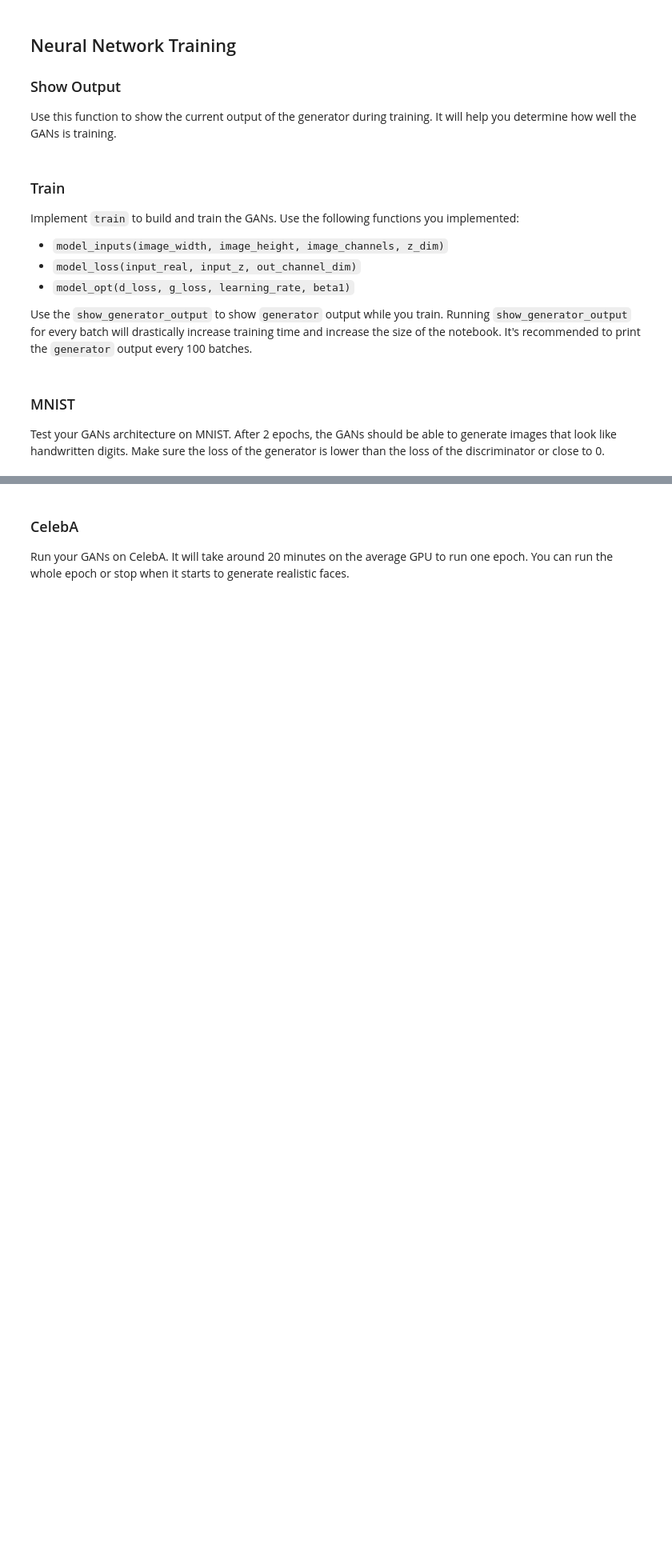
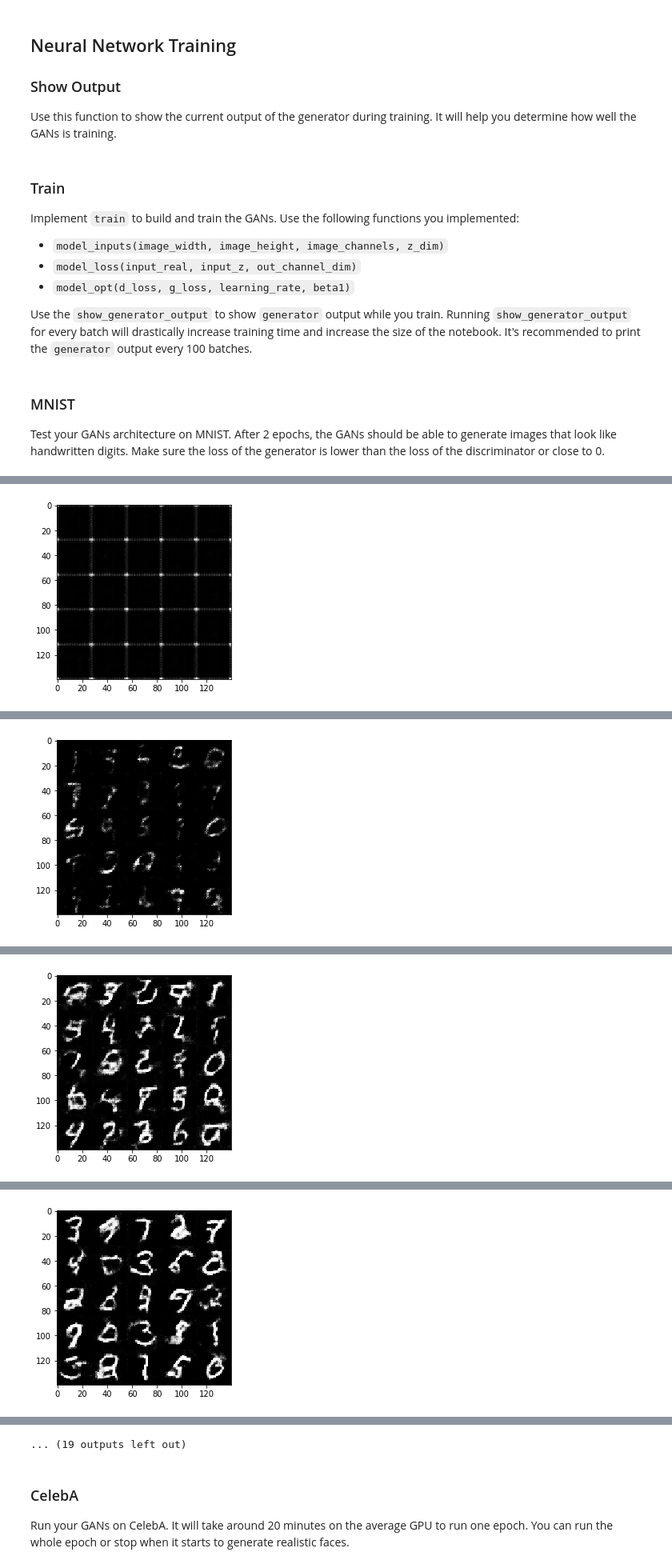
Before and after one commit to abinesh1/face-generation-gan, a Jupyter notebook: dlnd_face_generation.ipynb, the cells around one changed output, grey strips where cells are left out. Shown at 80% size. Saved outputs shown, nothing was run; the diff lists cells and outputs as text; code cells hidden in the pictures; blank space fills up the shorter version.

Commit message:
mnist 2/2 celeb 1/1 [epoch]

```diff
--- a/dlnd_face_generation.ipynb
+++ b/dlnd_face_generation.ipynb
@@ -254,8 +274,9 @@ def model_opt(d_loss, g_loss, learning_rate, beta1):
     d_vars = [var for var in t_vars if var.name.startswith('discriminator')]
     g_vars = [var for var in t_vars if var.name.startswith('generator')]
 
-    d_train_opt = tf.train.AdamOptimizer(learning_rate, beta1 = beta1).minimize(d_loss, var_list = d_vars)
-    g_train_opt = tf.train.AdamOptimizer(learning_rate, beta1 = beta1).minimize(g_loss, var_list = g_vars)
+    with tf.control_dependencies(tf.get_collection(tf.GraphKeys.UPDATE_OPS)):
+        d_train_opt = tf.train.AdamOptimizer(learning_rate, beta1 = beta1).minimize(d_loss, var_list = d_vars)
+        g_train_opt = tf.train.AdamOptimizer(learning_rate, beta1 = beta1).minimize(g_loss, var_list = g_vars)
 
     return d_train_opt, g_train_opt
 
@@ -318,21 +339,50 @@ def train(epoch_count, batch_size, z_dim, learning_rate, beta1, get_batches, dat
     :param data_image_mode: The image mode to use for images ("RGB" or "L")
     """
     # TODO: Build Model
+    _, img_width, img_height, img_channels = data_shape
 
+    inputs_real, z_input, lr = model_inputs(img_width, img_height, img_channels, z_dim)
+
+    d_loss, g_loss = model_loss(inputs_real, z_input, img_channels)
+    d_opt, g_opt = model_opt(d_loss, g_loss,learning_rate, beta1)
+
+    steps = 0
+    print_every = 15
+    show_every = 120
+    losses = []
+    n_images = 25
 
     with tf.Session() as sess:
         sess.run(tf.global_variables_initializer())
         for epoch_i in range(epoch_count):
             for batch_images in get_batches(batch_size):
                 # TODO: Train Model
+                steps+=1
+                z_in = np.random.uniform(-1, 1, (batch_size, z_dim))
+                batch_images*= 2.0
+
+                _ = sess.run(d_opt, feed_dict = {inputs_real: batch_images, z_input: z_in, lr: learning_rate})
+                _ = sess.run(g_opt, feed_dict = {z_input: z_in,inputs_real: batch_images, lr: learning_rate})
+
+                if(steps%print_every == 0):
+                    train_loss_d = d_loss.eval({z_input: z_in, inputs_real: batch_images})
+                    train_loss_g = g_loss.eval({z_input: z_in})
+
+                    print("epoch: {}/{}...".format(epoch_i+1, epoch_count),
+                          "discriminator loss: {:.4f}...".format(train_loss_d),
+                          "generator loss: {:.4f}".format(train_loss_g))
+                    losses.append((train_loss_d, train_loss_g))
+
+                if(steps%show_every == 0):
+                    show_generator_output(sess, n_images, z_input, img_channels, data_image_mode)
 # %% [markdown]
 ### MNIST
 Test your GANs architecture on MNIST.  After 2 epochs, the GANs should be able to generate images that look like handwritten digits.  Make sure the loss of the generator is lower than the loss of the discriminator or close to 0.
 # %%
-batch_size = 256
-z_dim = 100
-learning_rate = 0.005
-beta1 = 0.2
+batch_size = 64
+z_dim = 128
+learning_rate = 0.0002
+beta1 = 0.5
 
 
 """
@@ -344,3 +394,4 @@ mnist_dataset = helper.Dataset('mnist', glob(os.path.join(data_dir, 'mnist/*.jpg
 with tf.Graph().as_default():
     train(epochs, batch_size, z_dim, learning_rate, beta1, mnist_dataset.get_batches,
           mnist_dataset.shape, mnist_dataset.image_mode)
+# %% [output]
@@ -346,0 +406 @@ with tf.Graph().as_default():
+[figure, added]
@@ -346,0 +415 @@ with tf.Graph().as_default():
+[figure, added]
@@ -346,0 +424 @@ with tf.Graph().as_default():
+[figure, added]
@@ -346,0 +433 @@ with tf.Graph().as_default():
+[figure, added]
@@ -347,3 +452,4 @@ with tf.Graph().as_default():
+... (19 outputs left out)
 # %% [markdown]
 ### CelebA
 Run your GANs on CelebA.  It will take around 20 minutes on the average GPU to run one epoch.  You can run the whole epoch or stop when it starts to generate realistic faces.
```
Also changed, not shown: parts of 8 cells of this notebook, 1 other file.
